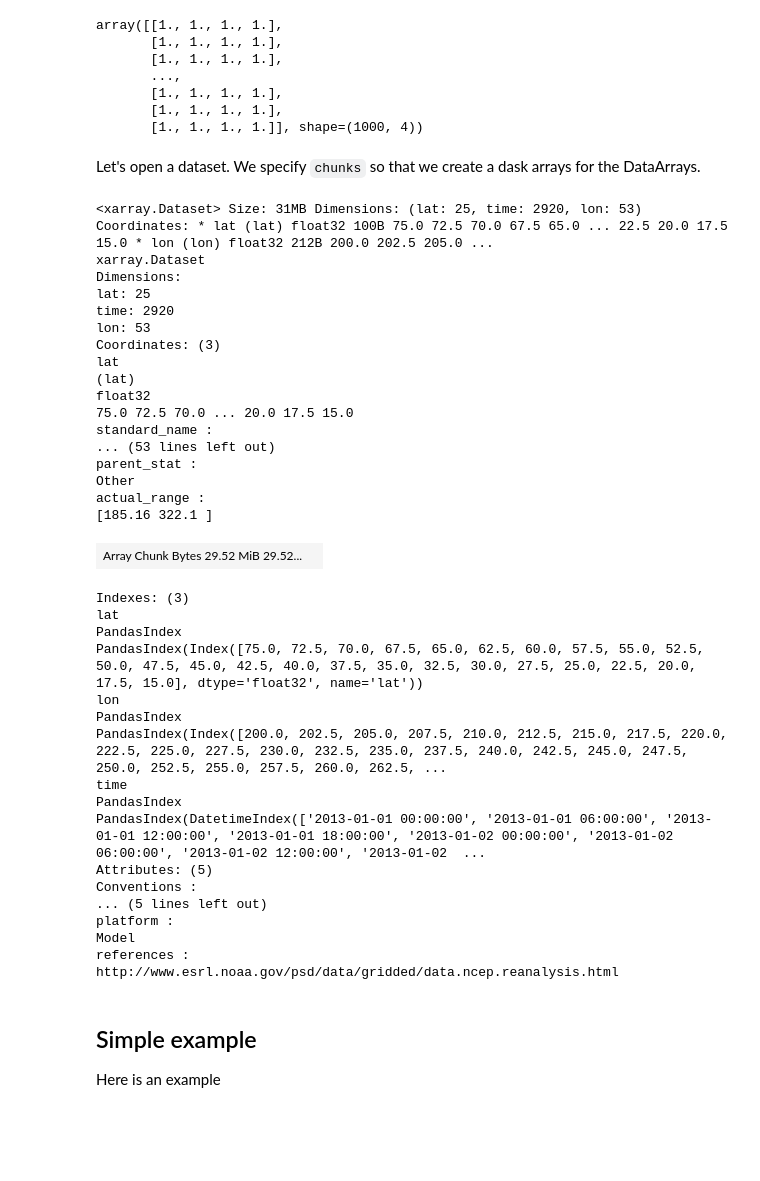
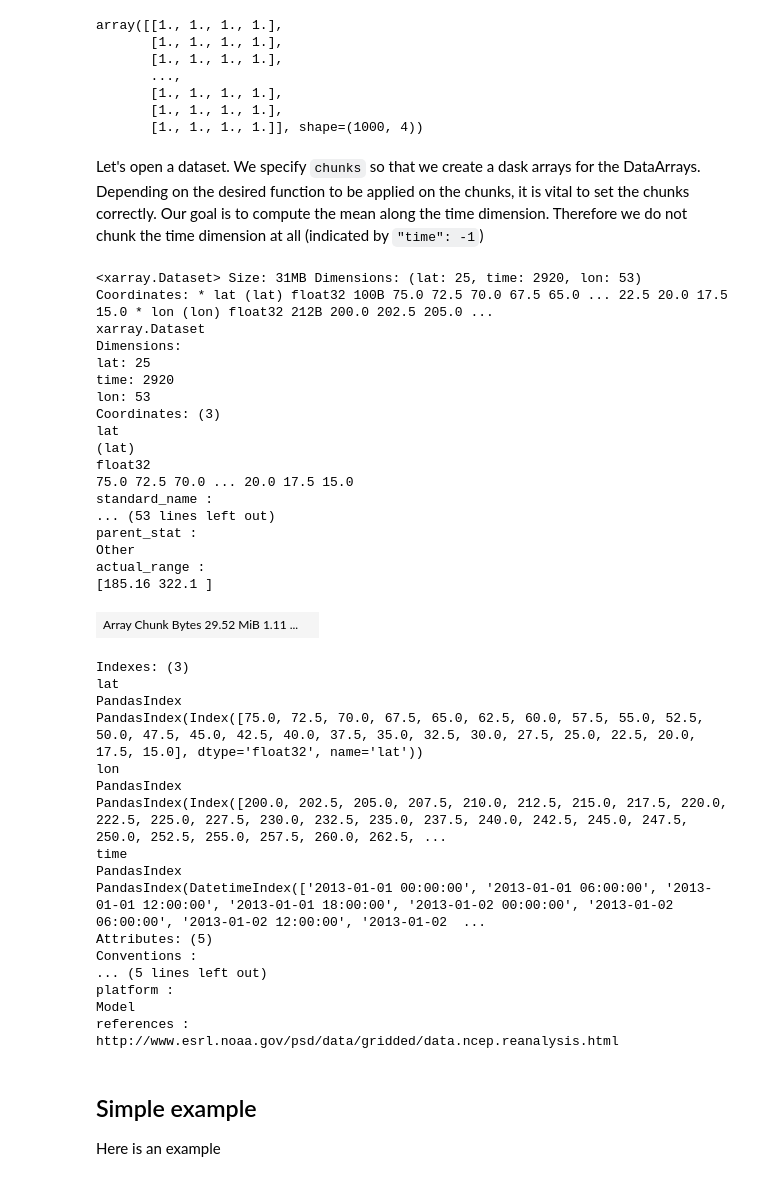
Before and after one commit to geopanda1/xarray-tutorial, a Jupyter notebook: advanced/map_blocks/simple_map_blocks.ipynb, the cells around one changed output. Saved outputs shown, nothing was run; the diff lists cells and outputs as text; code cells hidden in the pictures; blank space fills up the shorter version.

```diff
--- a/advanced/map_blocks/simple_map_blocks.ipynb
+++ b/advanced/map_blocks/simple_map_blocks.ipynb
@@ -44,28 +44,29 @@ array([[1., 1., 1., 1.],
        [1., 1., 1., 1.]], shape=(1000, 4))
 # %% [markdown]
 Let's open a dataset. We specify `chunks` so that we create a dask arrays for the DataArrays.
+Depending on the desired function to be applied on the chunks, it is vital to set the chunks correctly. Our goal is to compute the mean along the time dimension. Therefore we do not chunk the time dimension at all (indicated by `"time": -1`)
 # %%
-ds = xr.tutorial.open_dataset("air_temperature", chunks={"time": -1, "lat": 25, "lon": 53})
+ds = xr.tutorial.open_dataset("air_temperature", chunks={"time": -1, "lat": 5, "lon": 10})
 ds
 # %% [output]
 <xarray.Dataset> Size: 31MB Dimensions: (lat: 25, time: 2920, lon: 53) Coordinates: * lat (lat) float32 100B 75.0 72.5 70.0 67.5 65.0 ... 22.5 20.0 17.5 15.0 * lon (lon) float32 212B 200.0 202.5 205.0 ...
 xarray.Dataset
 Dimensions:
 lat: 25
 time: 2920
 lon: 53
 Coordinates: (3)
 lat
 (lat)
 float32
 75.0 72.5 70.0 ... 20.0 17.5 15.0
 standard_name :
 ... (53 lines left out)
 parent_stat :
 Other
 actual_range :
 [185.16 322.1 ]
-| Array Chunk Bytes 29.52 MiB 29.52... |  |
+| Array Chunk Bytes 29.52 MiB 1.11 ... |  |
 Indexes: (3)
 lat
 PandasIndex
```
Also changed, not shown: parts of 5 cells of this notebook, 1 other file.
